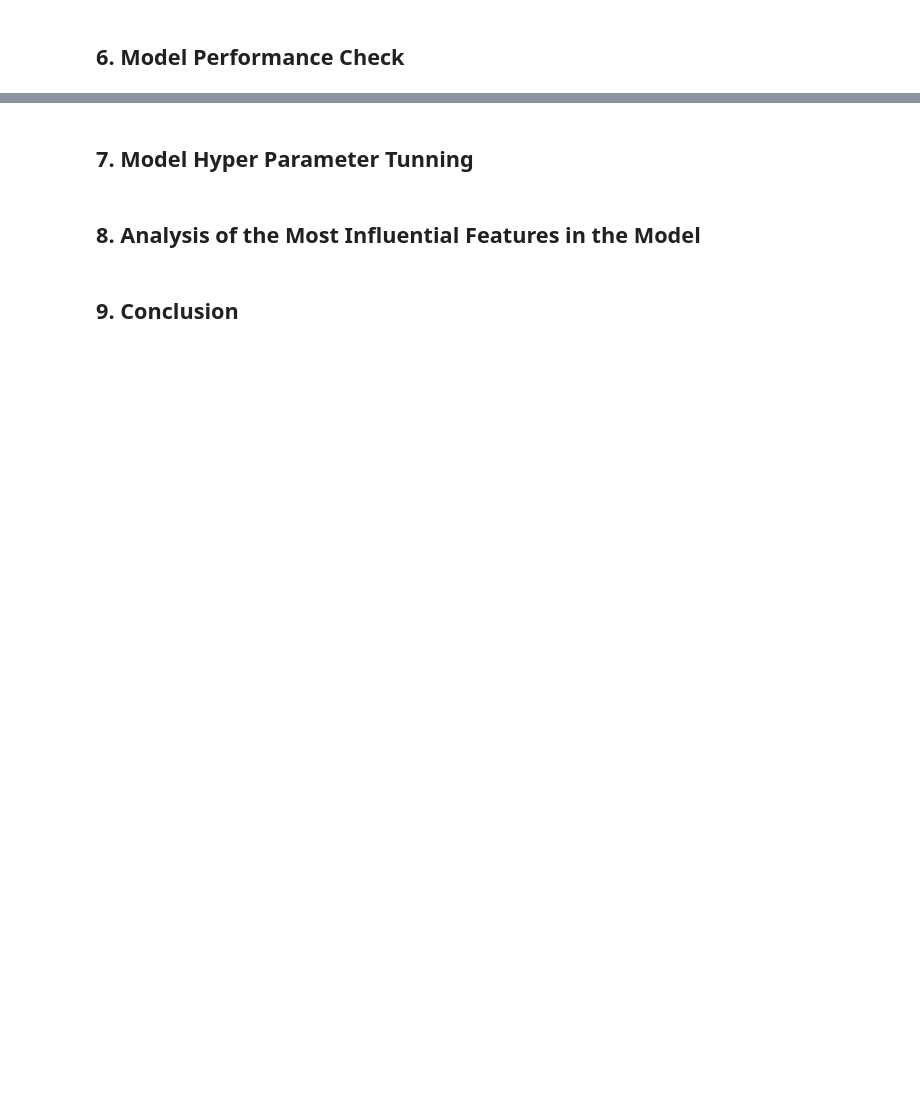
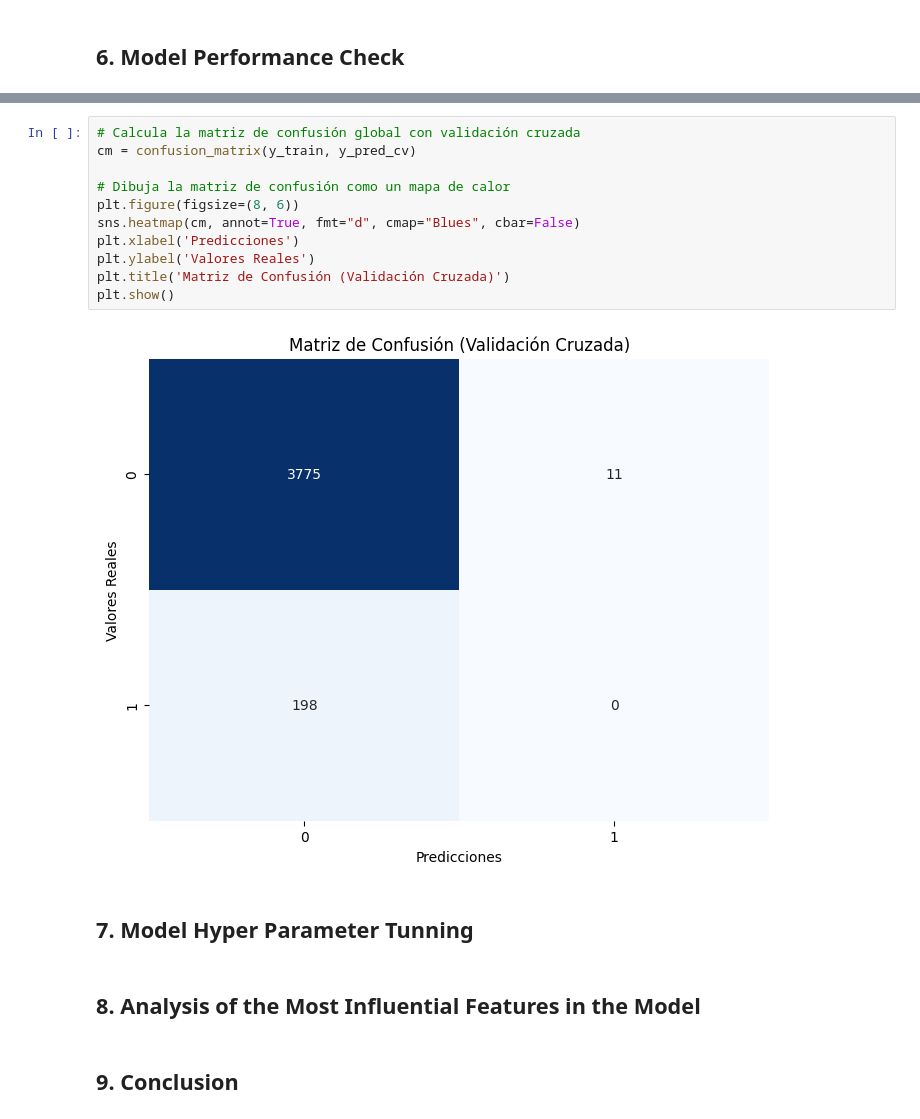
Before and after one commit to AI-School-F5-P2/DS_hospital_G2, a Jupyter notebook: Notebooks/Modeling.ipynb, the cells around one changed output, grey strips where cells are left out. Cells and saved outputs as stored; diff of their text form; blank space fills up the shorter version.

```diff
--- a/Notebooks/Modeling.ipynb
+++ b/Notebooks/Modeling.ipynb
@@ -707,3 +774,16 @@ X_test_scaled = scaler.transform(X_test)
+# %%
+# Calcula la matriz de confusión global con validación cruzada
+cm = confusion_matrix(y_train, y_pred_cv)
+
+# Dibuja la matriz de confusión como un mapa de calor
+plt.figure(figsize=(8, 6))
+sns.heatmap(cm, annot=True, fmt="d", cmap="Blues", cbar=False)
+plt.xlabel('Predicciones')
+plt.ylabel('Valores Reales')
+plt.title('Matriz de Confusión (Validación Cruzada)')
+plt.show()
+# %% [output]
+[figure, added]
 # %% [markdown]
 ## **7. Model Hyper Parameter Tunning**
 # %% [markdown]
```
Also changed, not shown: parts of 7 cells of this notebook.
